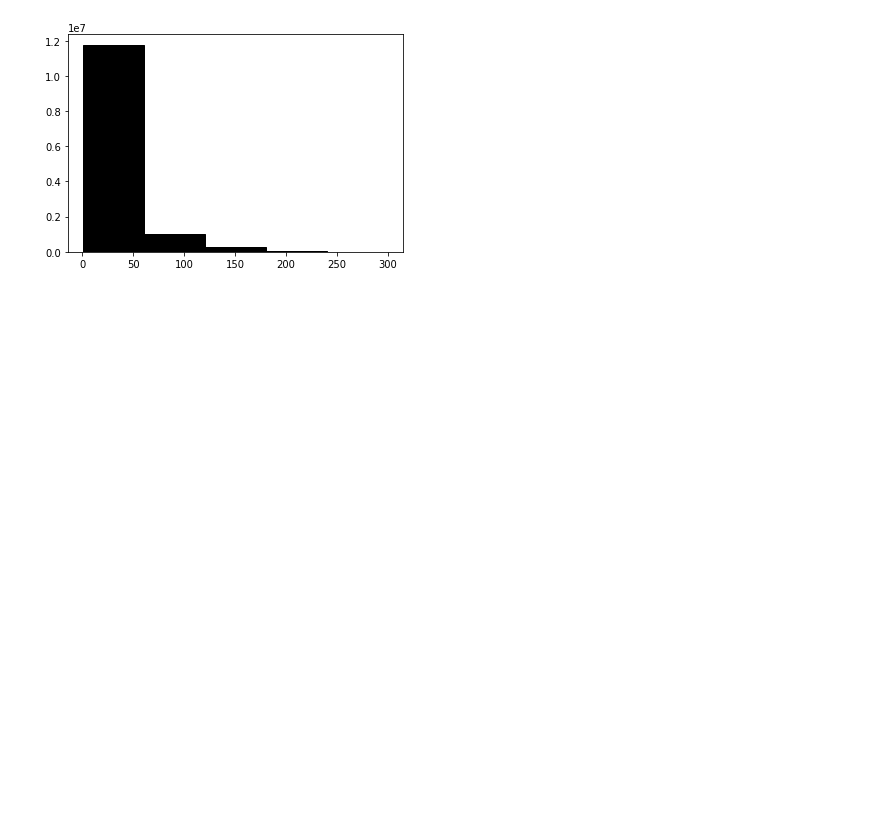
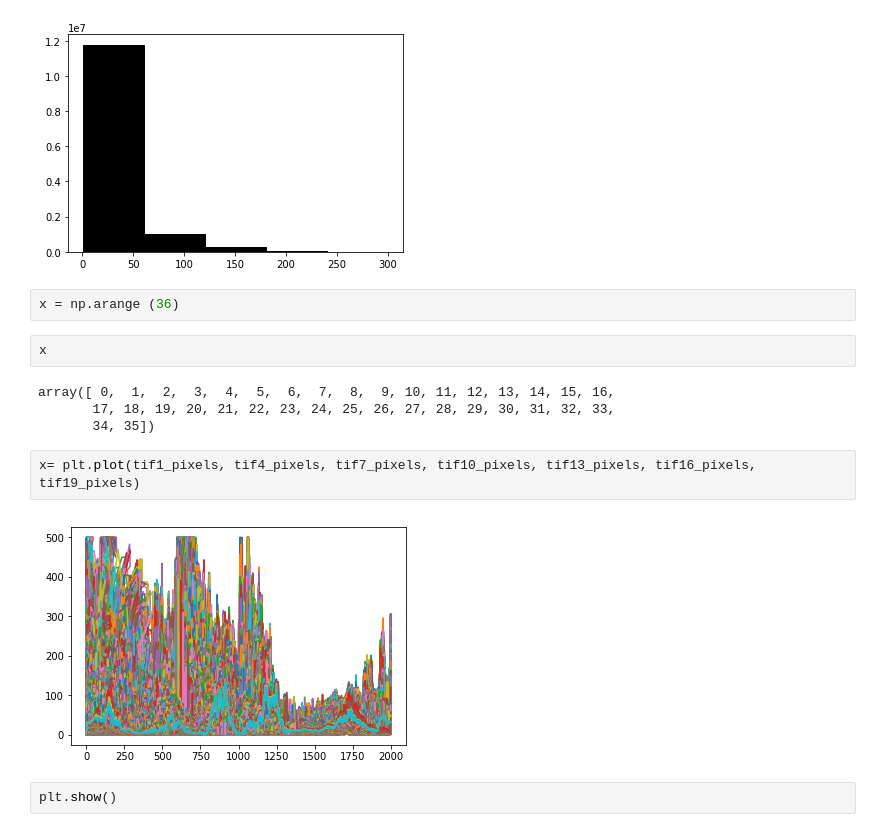
Before and after one commit to LauraLB2006/advanced_class, a Jupyter notebook: Q1.ipynb, the cells around one changed output. Cells and saved outputs as stored; diff of their text form; blank space fills up the shorter version.

```diff
--- a/Q1.ipynb
+++ b/Q1.ipynb
@@ -162,3 +162,17 @@ plt.colorbar()
  array([  1. ,  60.8, 120.6, 180.4, 240.2, 300. ]),
  <a list of 5 Patch objects>)
 [figure]
+# %%
+x = np.arange (36)
+# %%
+x
+# %% [output]
+array([ 0,  1,  2,  3,  4,  5,  6,  7,  8,  9, 10, 11, 12, 13, 14, 15, 16,
+       17, 18, 19, 20, 21, 22, 23, 24, 25, 26, 27, 28, 29, 30, 31, 32, 33,
+       34, 35])
+# %%
+x= plt.plot(tif1_pixels, tif4_pixels, tif7_pixels, tif10_pixels, tif13_pixels, tif16_pixels, tif19_pixels)
+# %% [output]
+[figure, added]
+# %%
+plt.show()
```
Also changed, not shown: parts of 3 cells of this notebook, 1 other file.
